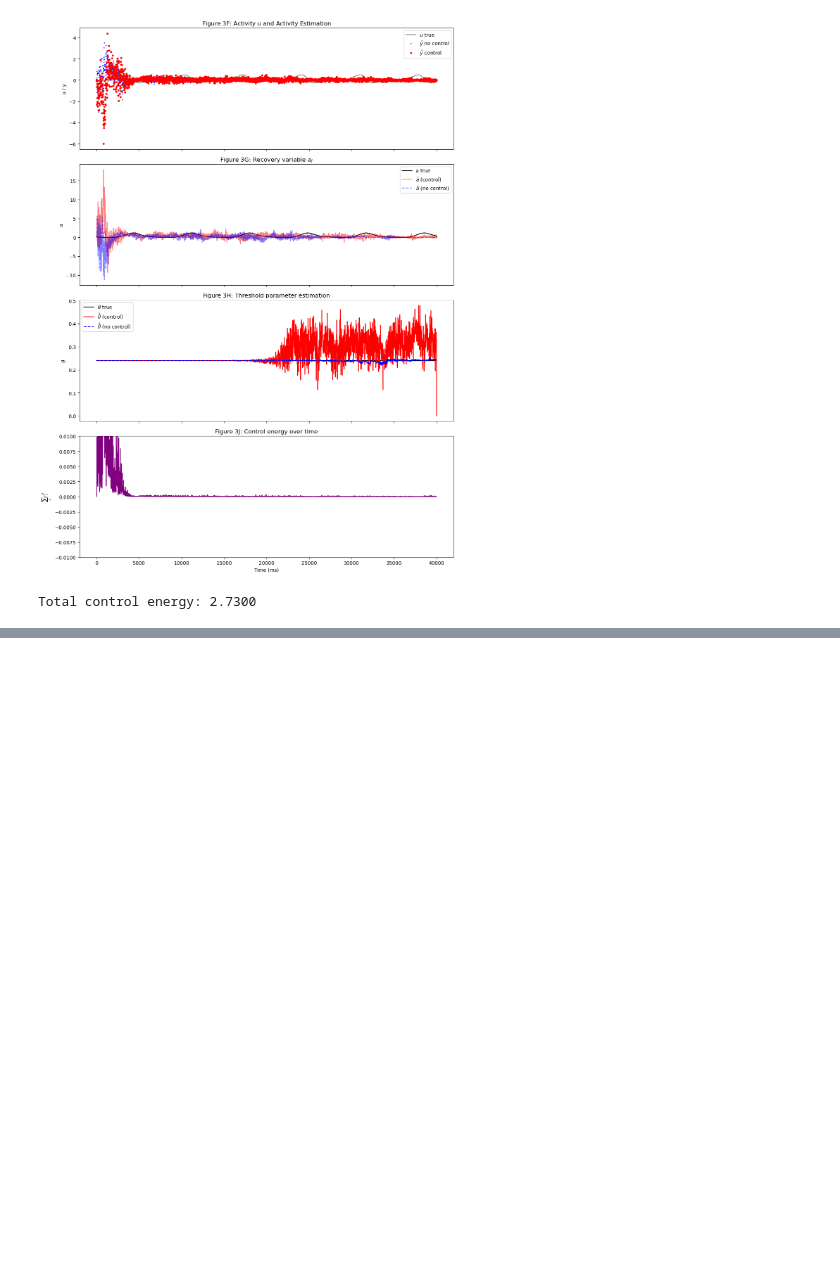
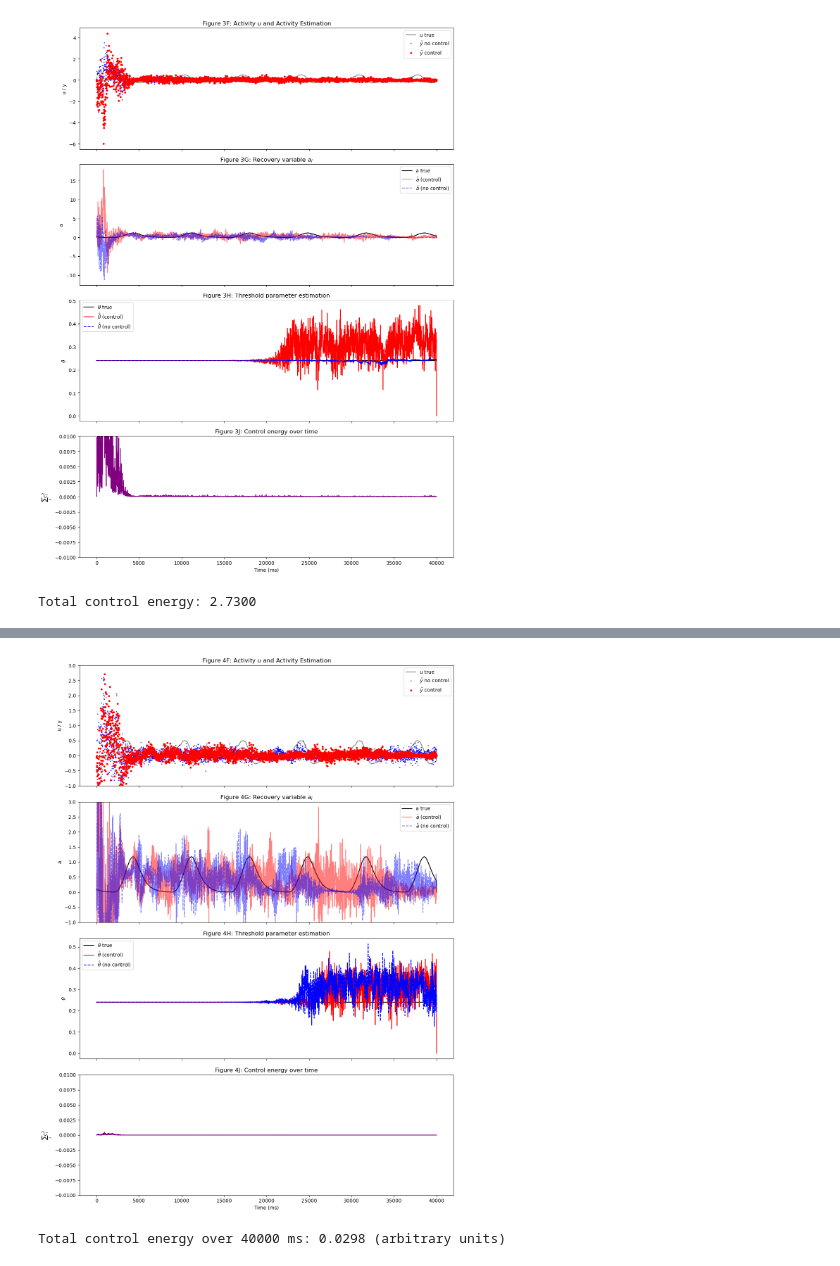
Before and after one commit to pschristodoulou/Assignments, a Jupyter notebook: 7/Assignment7.ipynb, the cells around one changed output, grey strips where cells are left out. Cells and saved outputs as stored; diff of their text form; code cells hidden in the pictures; blank space fills up the shorter version.

```diff
--- a/7/Assignment7.ipynb
+++ b/7/Assignment7.ipynb
@@ -1632,0 +1687,75 @@ interactive(children=(IntSlider(value=0, description='i', max=3998), Output()),
+# %%
+import matplotlib.pyplot as plt
+import numpy as np
+
+# --- Time axis ---
+t_ms = np.arange(total_duration) * dT * 1000
+site = 15
+
+# --- Normalize function ---
+def normalize(arr):
+    return (arr - np.mean(arr)) / np.std(arr)
+
+# --- Extract signals ---
+u_true4 = nature_ctrl_kf4.x0[site, :]
+yhat_ctrl4 = x_hat_ctrl_kf4[1 + site, :]
+yhat_noc4 = x_hat_noc_kf4[1 + site, :]
+a_true4 = nature_ctrl_kf4.x0[64 + site, :]
+a_est_ctrl4 = x_hat_ctrl_kf4[65 + site, :]
+a_est_noc4 = x_hat_noc_kf4[65 + site, :]
+
+theta_true4 = np.full_like(t_ms, i0_th[0])
+theta_est_ctrl4 = x_hat_ctrl_kf4[0, :]
+theta_est_noc4 = x_hat_noc_kf4[0, :]
+
+# --- Control energy ---
+control_signal_kf4 = gain_f4 * x_hat_ctrl_kf4[1:65, :]
+control_energy_kf4 = np.sum(control_signal_kf4**2, axis=0)
+total_control_energy_kf4 = np.sum(control_energy_kf4)
+
+# --- Final snapshot ---
+u_snapshot_est_kf4 = x_hat_ctrl_kf4[1:65, -1].reshape(8, 8)
+
+# --- Plot ---
+fig, axs = plt.subplots(4, 1, figsize=(12, 16), sharex=True)
+
+# 4F: u and ŷ
+axs[0].plot(t_ms, u_true4, 'k-', alpha=0.5, label="u true")
+axs[0].plot(t_ms, yhat_noc4, 'b.', markersize=2, label="$\hat{y}$ no control")
+axs[0].plot(t_ms, yhat_ctrl4, 'r.', label=r"$\hat{y}$ control")
+axs[0].set_ylabel("u / y")
+axs[0].set_ylim(-1, 3)
+axs[0].legend()
+axs[0].set_title("Figure 4F: Activity $u$ and Activity Estimation")
+
+# 4G: Recovery a
+axs[1].plot(t_ms, a_true4, 'k-', label="a true")
+axs[1].plot(t_ms, a_est_ctrl4, 'r-', label=r"$\hat{a}$ (control)", alpha=0.5)
+axs[1].plot(t_ms, a_est_noc4, 'b--', label=r"$\hat{a}$ (no control)", alpha=0.5)
+axs[1].set_ylabel("a")
+axs[1].set_ylim(-1, 3)
+axs[1].legend()
+axs[1].set_title("Figure 4G: Recovery variable $a_i$")
+
+# 4H: Theta
+axs[2].plot(t_ms, theta_true4, 'k-', label=r"$\theta$ true")
+axs[2].plot(t_ms, theta_est_ctrl4, 'r-', label=r"$\hat{\theta}$ (control)")
+axs[2].plot(t_ms, theta_est_noc4, 'b--', label=r"$\hat{\theta}$ (no control)")
+axs[2].set_ylabel(r"$\theta$")
+axs[2].legend()
+axs[2].set_title("Figure 4H: Threshold parameter estimation")
+
+# 4J: Control energy
+axs[3].plot(t_ms, control_energy_kf4, color='purple')
+axs[3].set_xlabel("Time (ms)")
+axs[3].set_ylabel(r"$\sum_i c_i^2$")
+axs[3].set_ylim(-0.01, 0.01)
+axs[3].set_title("Figure 4J: Control energy over time")
+
+plt.tight_layout()
+plt.show()
+
+print(f"Total control energy over {total_duration * dT * 1000:.0f} ms: {total_control_energy_kf4:.4f} (arbitrary units)")
+# %% [output]
+[figure, added]
+Total control energy over 40000 ms: 0.0298 (arbitrary units)
```
Also changed, not shown: parts of 7 cells of this notebook.
